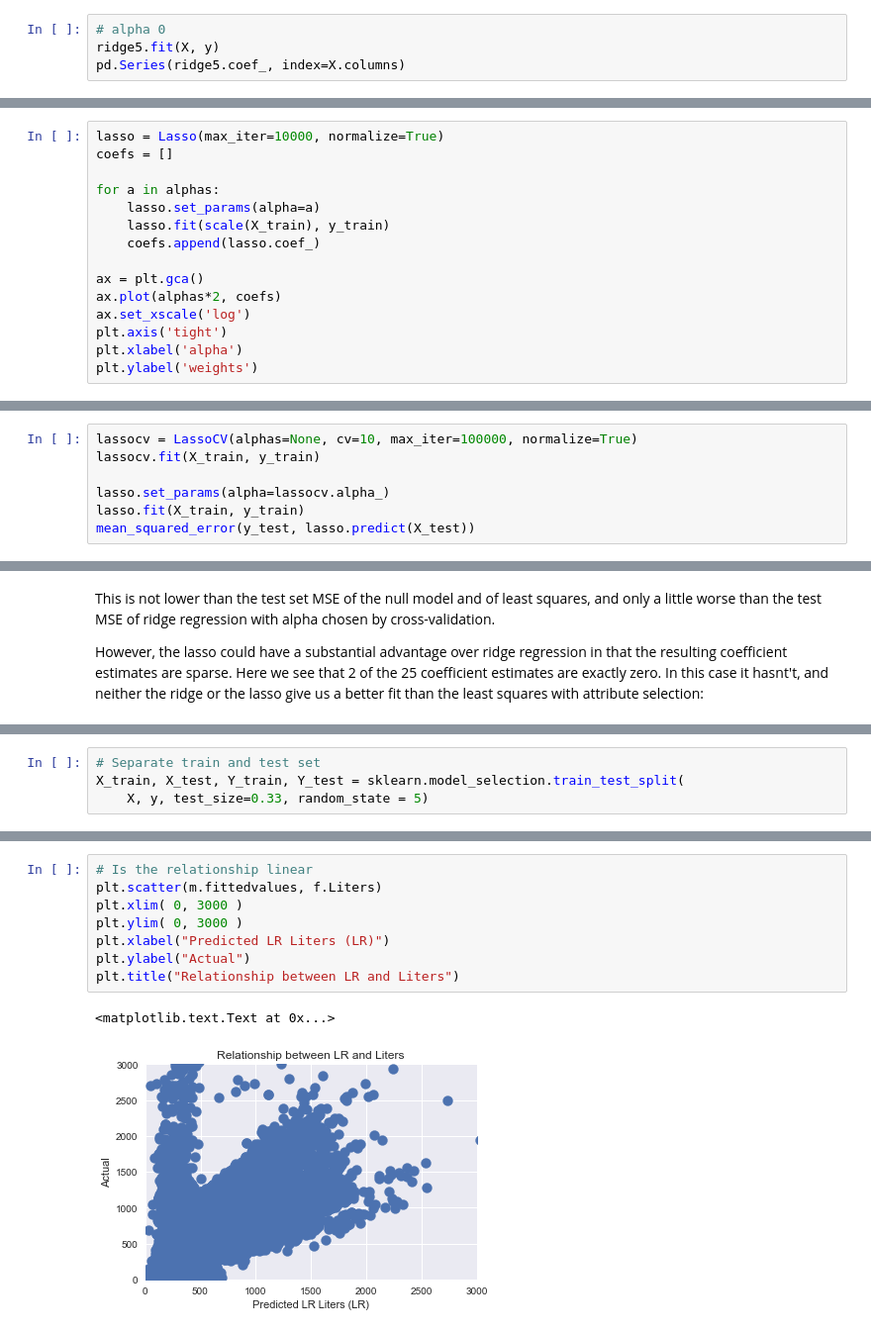
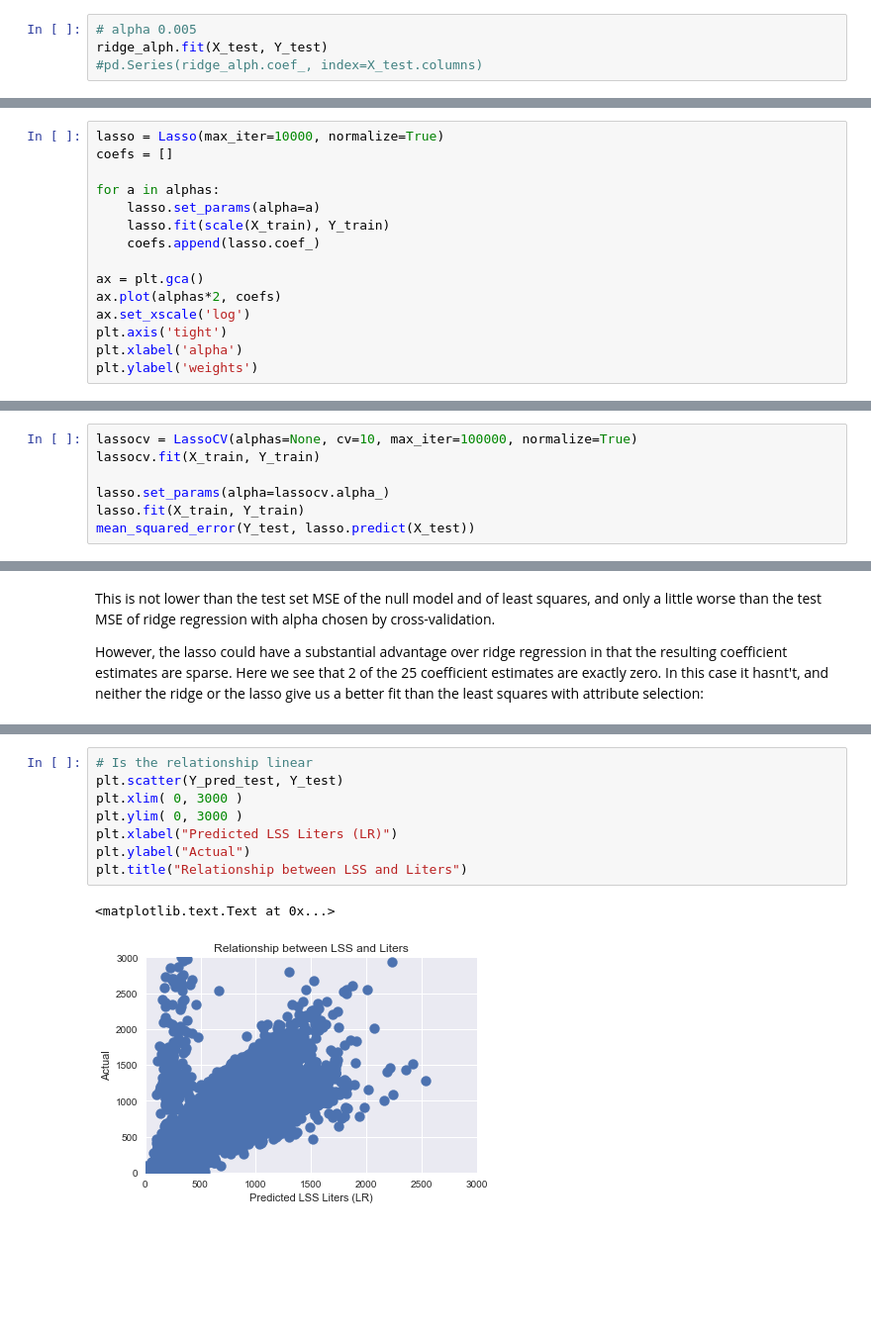
Before and after one commit to casanchezvalle/rail-fuel-efficiency, a Jupyter notebook: Fuel_Baseline_ML.ipynb, the cells around one changed output, grey strips where cells are left out. Shown at 99% size. Cells and saved outputs as stored; diff of their text form; blank space fills up the shorter version.

```diff
--- a/Fuel_Baseline_ML.ipynb
+++ b/Fuel_Baseline_ML.ipynb
@@ -707,7 +801,7 @@ alpha $ = 0$. Finally, we refit our ridge regression model on the full data set,
 using the value of alpha chosen by cross-validation, and examine the coefficient
 estimates.
 # %%
-# alpha 0
-ridge5.fit(X, y)
-pd.Series(ridge5.coef_, index=X.columns)
+# alpha 0.005
+ridge_alph.fit(X_test, Y_test)
+#pd.Series(ridge_alph.coef_, index=X_test.columns)
 # %% [output]
@@ -765,7 +881,7 @@ coefs = []
 
 for a in alphas:
     lasso.set_params(alpha=a)
-    lasso.fit(scale(X_train), y_train)
+    lasso.fit(scale(X_train), Y_train)
     coefs.append(lasso.coef_)
 
 ax = plt.gca()
@@ -783,9 +899,9 @@ parameter, some of the coefficients are exactly equal to zero. We now
 perform 10-fold cross-validation to choose the best alpha, refit the model, and compute the associated test error:
 # %%
 lassocv = LassoCV(alphas=None, cv=10, max_iter=100000, normalize=True)
-lassocv.fit(X_train, y_train)
+lassocv.fit(X_train, Y_train)
 
 lasso.set_params(alpha=lassocv.alpha_)
-lasso.fit(X_train, y_train)
-mean_squared_error(y_test, lasso.predict(X_test))
+lasso.fit(X_train, Y_train)
+mean_squared_error(Y_test, lasso.predict(X_test))
 # %% [output]
@@ -858,4 +984,0 @@ y = f.Liters
-# %%
-# Separate train and test set
-X_train, X_test, Y_train, Y_test = sklearn.model_selection.train_test_split(
-    X, y, test_size=0.33, random_state = 5)
@@ -872,11 +985,11 @@ m = ols('Liters ~ GTK_9 + Hours + Kilometers + IsUnit + Tract + SD_2 + SD_3 + SD
 # %%
 # Is the relationship linear
-plt.scatter(m.fittedvalues, f.Liters)
+plt.scatter(Y_pred_test, Y_test)
 plt.xlim( 0, 3000 )
 plt.ylim( 0, 3000 )
-plt.xlabel("Predicted LR Liters (LR)")
+plt.xlabel("Predicted LSS Liters (LR)")
 plt.ylabel("Actual")
-plt.title("Relationship between LR and Liters")
+plt.title("Relationship between LSS and Liters")
 # %% [output]
 <matplotlib.text.Text at 0x...>
-[figure, old version]
+[figure, new version]
```
Also changed, not shown: parts of 94 cells of this notebook, 2 other files.
